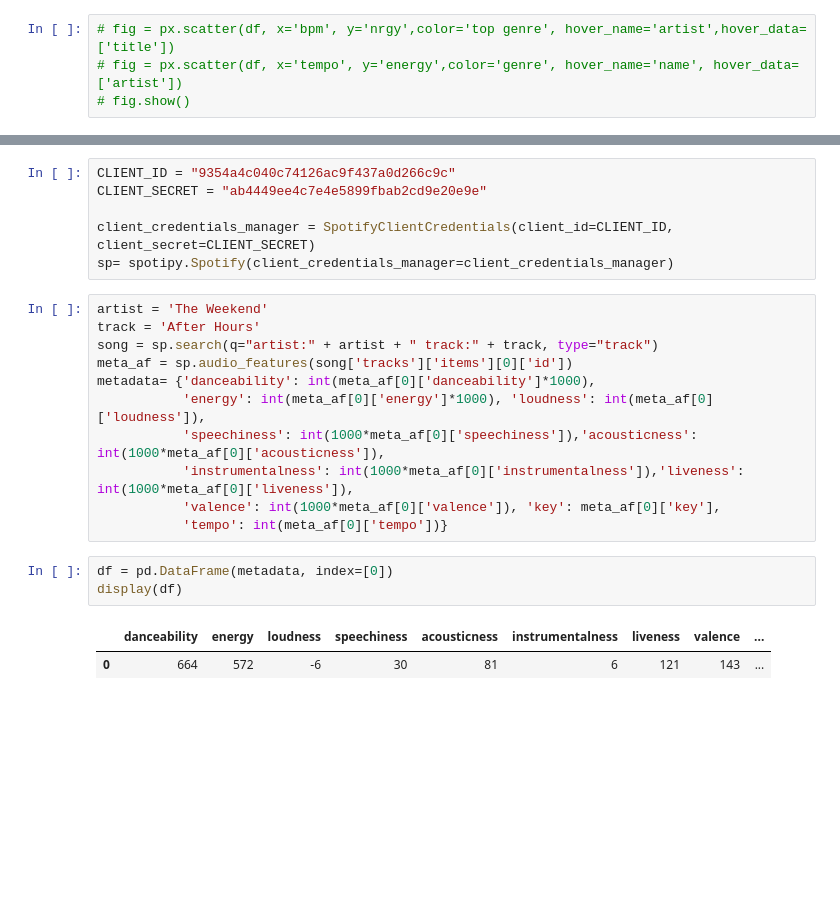
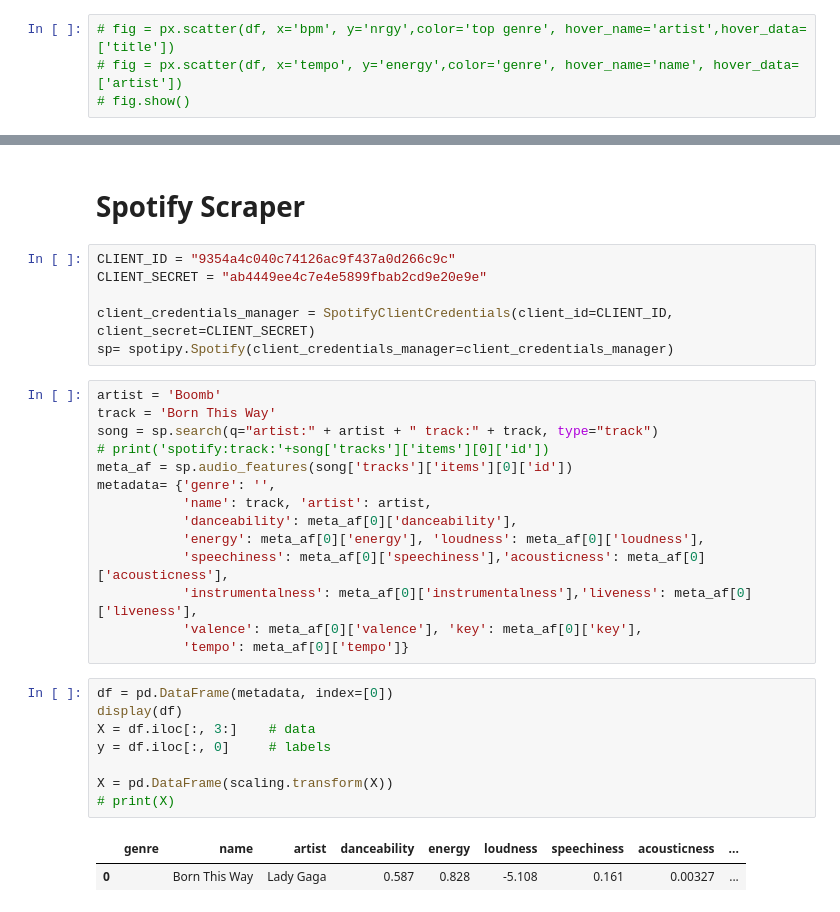
Before and after one commit to Munchiis/spotifyML, a Jupyter notebook: genre_classification.ipynb, the cells around one changed output, grey strips where cells are left out. Drawn from its saved outputs; the diff is of its cells as text; blank space fills up the shorter version.

```diff
--- a/genre_classification.ipynb
+++ b/genre_classification.ipynb
@@ -163,3 +164,5 @@ Avg  0.439286  0.634782  0.411072  0.594
+# %% [markdown]
+# Spotify Scraper
 # %%
 CLIENT_ID = "9354a4c040c74126ac9f437a0d266c9c"
 CLIENT_SECRET = "ab4449ee4c7e4e5899fbab2cd9e20e9e"
@@ -167,19 +170,27 @@ CLIENT_SECRET = "ab4449ee4c7e4e5899fbab2cd9e20e9e"
 client_credentials_manager = SpotifyClientCredentials(client_id=CLIENT_ID, client_secret=CLIENT_SECRET)
 sp= spotipy.Spotify(client_credentials_manager=client_credentials_manager)
 # %%
-artist = 'The Weekend'
-track = 'After Hours'
+artist = 'Boomb'
+track = 'Born This Way'
 song = sp.search(q="artist:" + artist + " track:" + track, type="track")
+# print('spotify:track:'+song['tracks']['items'][0]['id'])
 meta_af = sp.audio_features(song['tracks']['items'][0]['id'])
-metadata= {'danceability': int(meta_af[0]['danceability']*1000),
-           'energy': int(meta_af[0]['energy']*1000), 'loudness': int(meta_af[0]['loudness']),
-           'speechiness': int(1000*meta_af[0]['speechiness']),'acousticness': int(1000*meta_af[0]['acousticness']),
-           'instrumentalness': int(1000*meta_af[0]['instrumentalness']),'liveness': int(1000*meta_af[0]['liveness']),
-           'valence': int(1000*meta_af[0]['valence']), 'key': meta_af[0]['key'],
-           'tempo': int(meta_af[0]['tempo'])}
+metadata= {'genre': '',
+           'name': track, 'artist': artist,
+           'danceability': meta_af[0]['danceability'],
+           'energy': meta_af[0]['energy'], 'loudness': meta_af[0]['loudness'],
+           'speechiness': meta_af[0]['speechiness'],'acousticness': meta_af[0]['acousticness'],
+           'instrumentalness': meta_af[0]['instrumentalness'],'liveness': meta_af[0]['liveness'],
+           'valence': meta_af[0]['valence'], 'key': meta_af[0]['key'],
+           'tempo': meta_af[0]['tempo']}
-# %%
-df = pd.DataFrame(metadata, index=[0])
-display(df)
-# %% [output]
-|  | danceability | energy | loudness | speechiness | acousticness | instrumentalness | liveness | valence | ... |
-| 0 | 664 | 572 | -6 | 30 | 81 | 6 | 121 | 143 | ... |
+# %%
+df = pd.DataFrame(metadata, index=[0])
+display(df)
+X = df.iloc[:, 3:]    # data
+y = df.iloc[:, 0]     # labels
+
+X = pd.DataFrame(scaling.transform(X))
+# print(X)
+# %% [output]
+|  | genre | name | artist | danceability | energy | loudness | speechiness | acousticness | ... |
+| 0 |  | Born This Way | Lady Gaga | 0.587 | 0.828 | -5.108 | 0.161 | 0.00327 | ... |
```
Also changed, not shown: parts of 6 cells of this notebook, 1 other file.
